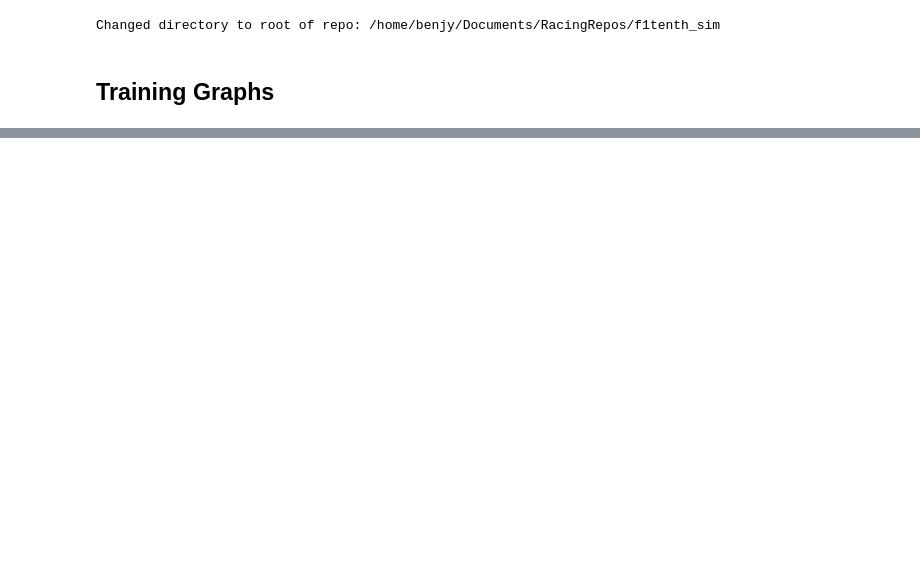
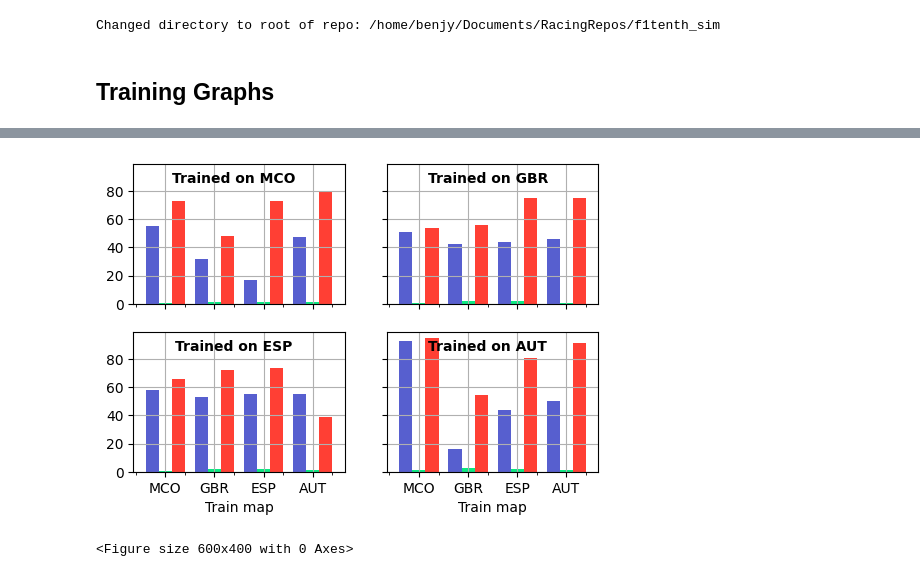
Before and after one commit to BDEvan5/f1tenth_benchmarks, a Jupyter notebook: Notebooks/drl_results.ipynb, the cells around one changed output, grey strips where cells are left out. Cells and saved outputs as stored; diff of their text form; code cells hidden in the pictures; blank space fills up the shorter version.

```diff
--- a/Notebooks/drl_results.ipynb
+++ b/Notebooks/drl_results.ipynb
@@ -78,0 +219,50 @@ for i, train_map in enumerate(train_maps):
+# %%
+
+summary_df = pd.read_csv("Logs/Summary.csv")
+
+map_list = ["aut", "esp", "gbr", "mco"]
+
+
+avg_data = {}
+min_data = {}
+max_data = {}
+for i, reward in enumerate(rewards):
+    # for train_map in map_list:
+    for train_map in map_list:
+        test_ids = [f"TD3_{reward}_{seed}_{train_map}" for seed in seeds]
+        mini_df = summary_df.loc[summary_df.TestID.isin(test_ids)].drop(columns=["TestID", "Vehicle", "VehicleID"])
+        avg_data[f"{reward}_{train_map}"] = mini_df.groupby("MapName").mean()
+        # min_data[f"{reward}_{train_map}"] = summary_df.groupby("TestID").min()
+        # max_data[f"{reward}_{train_map}"] = summary_df.groupby("TestID").max()
+
+avg_data = pd.concat(avg_data).reset_index()
+avg_data["Reward"] = avg_data["level_0"].apply(lambda x: x.split("_")[0])
+avg_data["TrainMap"] = avg_data["level_0"].apply(lambda x: x.split("_")[1])
+# print(avg_data)
+
+
+fig, ax = plt.subplots(2, 2, figsize=(6, 4), sharex=True, sharey=True)
+
+fig = plt.figure(figsize=(6, 4))
+
+xs = np.arange(len(map_list))
+width = 0.8
+for i, test_map in enumerate(train_maps):
+    grouped_df = avg_data.loc[avg_data.MapName == test_map] #.groupby("Reward")
+    grouped_df = grouped_df[["AvgProgress", "TrainMap", "Reward"]]
+    grouped_df["AvgProgress"] = grouped_df["AvgProgress"]*100
+    grouped_df = pd.pivot_table(grouped_df, index="TrainMap", columns="Reward", values="AvgProgress")
+    # print(grouped_df)
+    grouped_df = grouped_df.reset_index("TrainMap")
+    grouped_df.plot.bar(ax=ax[int(i/2), i%2], color=colors, width=width, position=1, legend=False)
+
+    axs = ax[int(i/2), i%2]
+    axs.set_xticks(xs - width/2)
+    axs.set_xticklabels([x.upper() for x in train_maps], rotation=0)
+    axs.set_xlabel(f"Train map")
+    # ax[int(i/2), i%2].set_title(f"{test_map.upper()}")
+    axs.text(1, 89, f"Trained on {test_map.upper()}", ha="center", fontdict={"fontsize": 10, "fontweight": "bold"}, va="center")
+    axs.grid()
+# %% [output]
+[figure, added]
+<Figure size 600x400 with 0 Axes>
```
Also changed, not shown: parts of 10 cells of this notebook, 2 other files.
